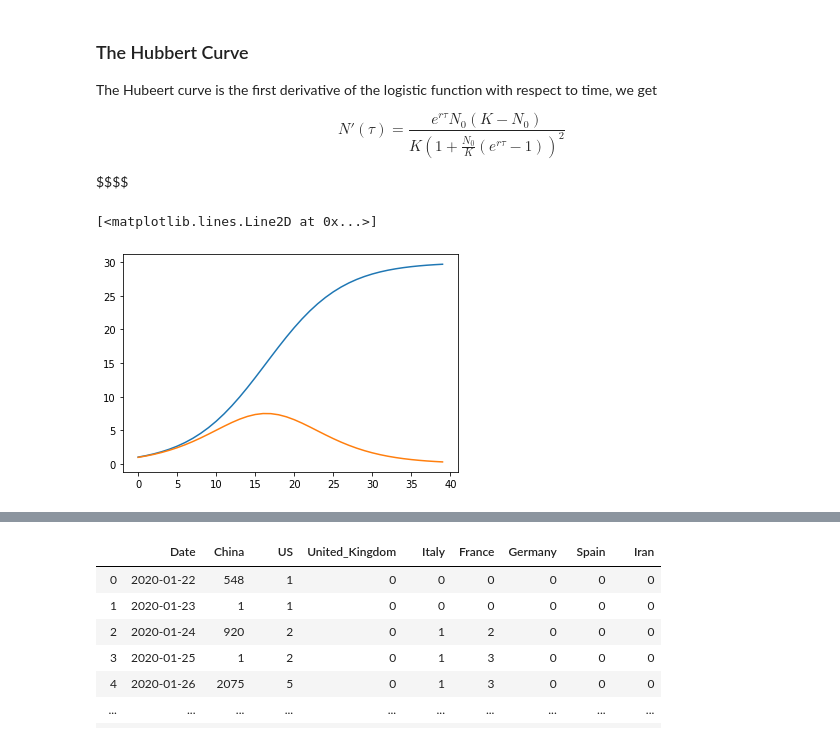
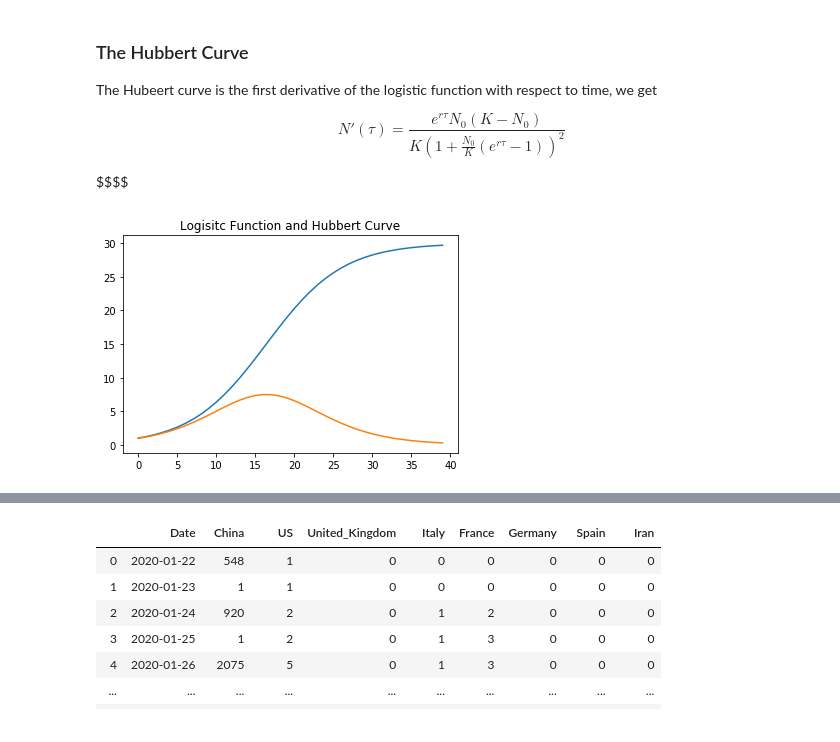
Before and after one commit to Rui666666/FRM_covid19, a Jupyter notebook: simple_hubbert_curve_fitting.ipynb, the cells around one changed output, grey strips where cells are left out. Saved outputs shown, nothing was run; the diff lists cells and outputs as text; code cells hidden in the pictures.

```diff
--- a/simple_hubbert_curve_fitting.ipynb
+++ b/simple_hubbert_curve_fitting.ipynb
@@ -52,20 +56,21 @@ $$$$
 # %%
 def logistic_function(t, N_0=1, K=30, r=0.2):
     N_t = N_0*np.exp(r*t)/(1+(N_0/K)*(np.exp(r*t)-1))
     return N_t
 
 def hubbert_curve(t, N_0=1, K=30, r=0.2):
     nominator = np.exp(r*t)*N_0*(K-N_0)
     denominator = K*((1+(N_0/K)*(np.exp(r*t)-1))**2)
     return nominator/denominator
 
 n = 40
 x = np.linspace(0, n, n)
 plt.plot(logistic_function(x), label='logistic function')
 plt.plot(hubbert_curve(x), label='Hubbert curve')
+plt.title("Logisitc Function and Hubbert Curve")
+plt.savefig('logistic_hubbert_curves.png', transparent=True)
 # %% [output]
-[<matplotlib.lines.Line2D at 0x...>]
-[figure, old version]
+[figure, new version]
 # %%
 # We can also combine two hubbert curves
 def two_hubbert_curve(t, N_0_1=1, K_1=30, r_1=0.2, N_0_2=1, K_2=30, r_2=0.2):
```
Also changed, not shown: parts of 20 cells of this notebook, 15 other files.
